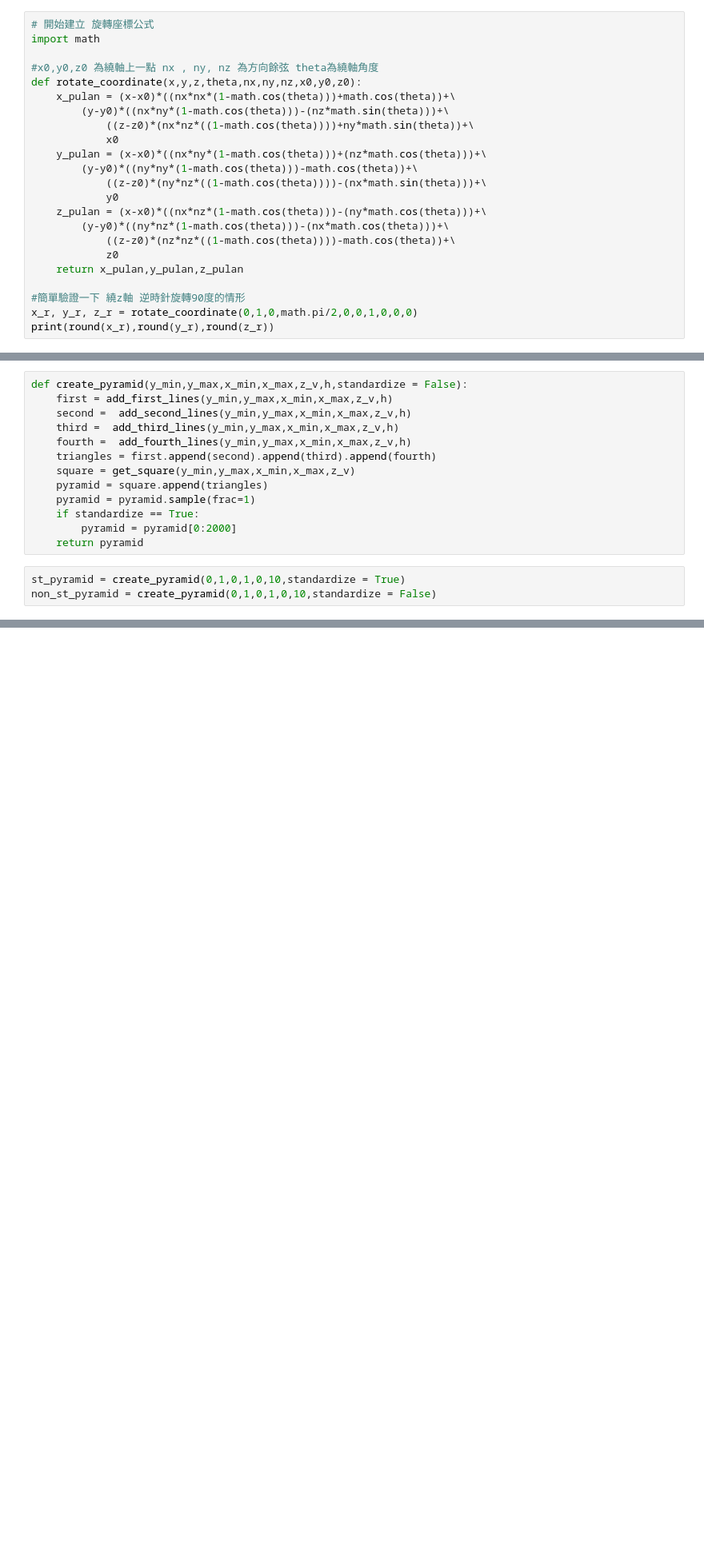
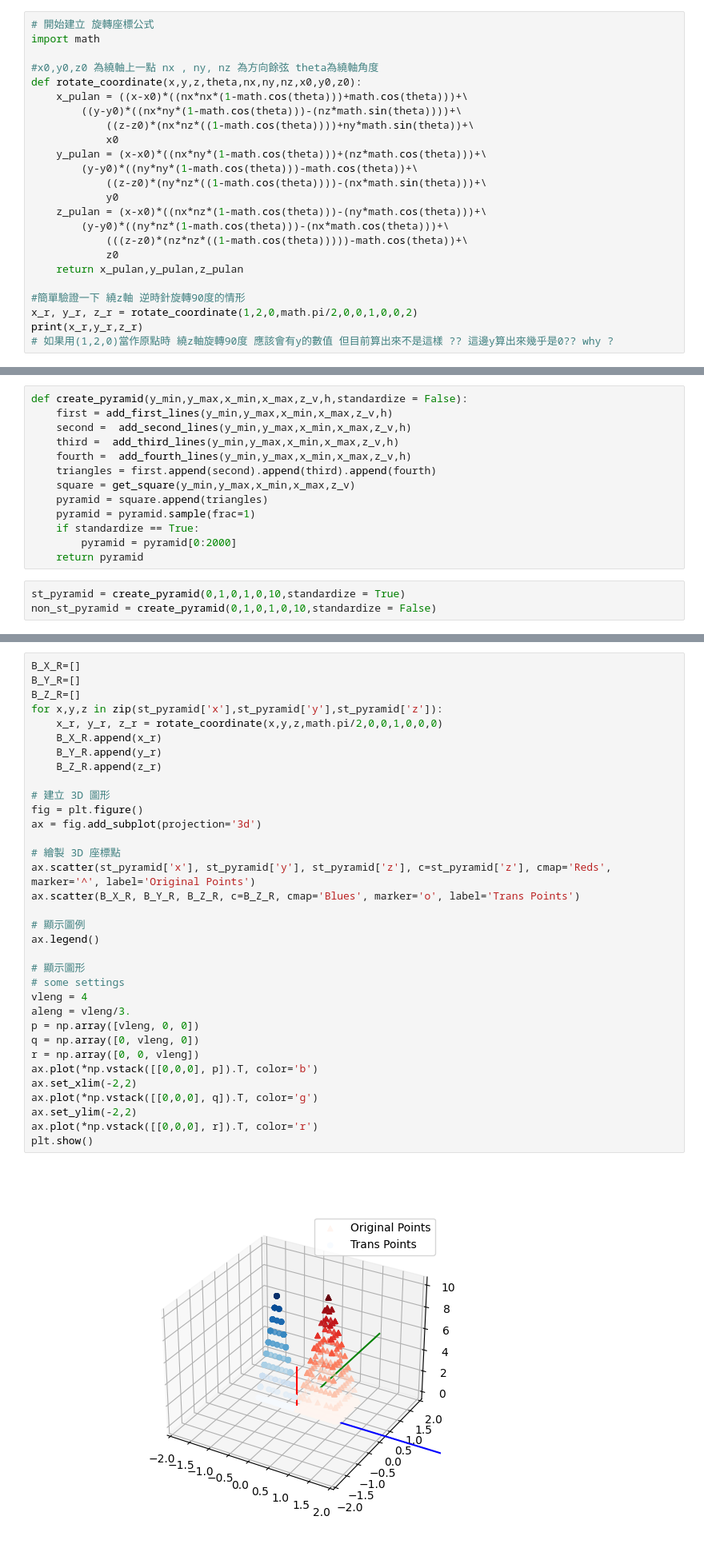
Before and after one commit to bryan0806/icp, a Jupyter notebook: icp_3d.ipynb, the cells around one changed output, grey strips where cells are left out. Shown at 80% size. Cells and saved outputs as stored; diff of their text form; blank space fills up the shorter version.

```diff
--- a/icp_3d.ipynb
+++ b/icp_3d.ipynb
@@ -318,8 +318,8 @@ import math
 
 #x0,y0,z0 為繞軸上一點 nx , ny, nz 為方向餘弦 theta為繞軸角度
 def rotate_coordinate(x,y,z,theta,nx,ny,nz,x0,y0,z0):
-    x_pulan = (x-x0)*((nx*nx*(1-math.cos(theta)))+math.cos(theta))+\
-        (y-y0)*((nx*ny*(1-math.cos(theta)))-(nz*math.sin(theta)))+\
+    x_pulan = ((x-x0)*((nx*nx*(1-math.cos(theta)))+math.cos(theta)))+\
+        ((y-y0)*((nx*ny*(1-math.cos(theta)))-(nz*math.sin(theta))))+\
             ((z-z0)*(nx*nz*((1-math.cos(theta))))+ny*math.sin(theta))+\
             x0
     y_pulan = (x-x0)*((nx*ny*(1-math.cos(theta)))+(nz*math.cos(theta)))+\
@@ -328,11 +328,12 @@ def rotate_coordinate(x,y,z,theta,nx,ny,nz,x0,y0,z0):
             y0
     z_pulan = (x-x0)*((nx*nz*(1-math.cos(theta)))-(ny*math.cos(theta)))+\
         (y-y0)*((ny*nz*(1-math.cos(theta)))-(nx*math.cos(theta)))+\
-            ((z-z0)*(nz*nz*((1-math.cos(theta))))-math.cos(theta))+\
+            (((z-z0)*(nz*nz*((1-math.cos(theta)))))-math.cos(theta))+\
             z0
     return x_pulan,y_pulan,z_pulan
 
 #簡單驗證一下 繞z軸 逆時針旋轉90度的情形
-x_r, y_r, z_r = rotate_coordinate(0,1,0,math.pi/2,0,0,1,0,0,0)
-print(round(x_r),round(y_r),round(z_r))
+x_r, y_r, z_r = rotate_coordinate(1,2,0,math.pi/2,0,0,1,0,0,2)
+print(x_r,y_r,z_r)
+# 如果用(1,2,0)當作原點時 繞z軸旋轉90度 應該會有y的數值 但目前算出來不是這樣 ?? 這邊y算出來幾乎是0?? why ?
 # %% [output]
@@ -710,0 +728,36 @@ Text(0.5, 0.92, 'Example of a standardized pyramid')
+# %%
+B_X_R=[]
+B_Y_R=[]
+B_Z_R=[]
+for x,y,z in zip(st_pyramid['x'],st_pyramid['y'],st_pyramid['z']):
+    x_r, y_r, z_r = rotate_coordinate(x,y,z,math.pi/2,0,0,1,0,0,0)
+    B_X_R.append(x_r)
+    B_Y_R.append(y_r)
+    B_Z_R.append(z_r)
+
+# 建立 3D 圖形
+fig = plt.figure()
+ax = fig.add_subplot(projection='3d')
+
+# 繪製 3D 座標點
+ax.scatter(st_pyramid['x'], st_pyramid['y'], st_pyramid['z'], c=st_pyramid['z'], cmap='Reds', marker='^', label='Original Points')
+ax.scatter(B_X_R, B_Y_R, B_Z_R, c=B_Z_R, cmap='Blues', marker='o', label='Trans Points')
+
+# 顯示圖例
+ax.legend()
+
+# 顯示圖形
+# some settings
+vleng = 4
+aleng = vleng/3.
+p = np.array([vleng, 0, 0])
+q = np.array([0, vleng, 0])
+r = np.array([0, 0, vleng])
+ax.plot(*np.vstack([[0,0,0], p]).T, color='b')
+ax.set_xlim(-2,2)
+ax.plot(*np.vstack([[0,0,0], q]).T, color='g')
+ax.set_ylim(-2,2)
+ax.plot(*np.vstack([[0,0,0], r]).T, color='r')
+plt.show()
+# %% [output]
+[figure, added]
```
Also changed, not shown: parts of 6 cells of this notebook.
